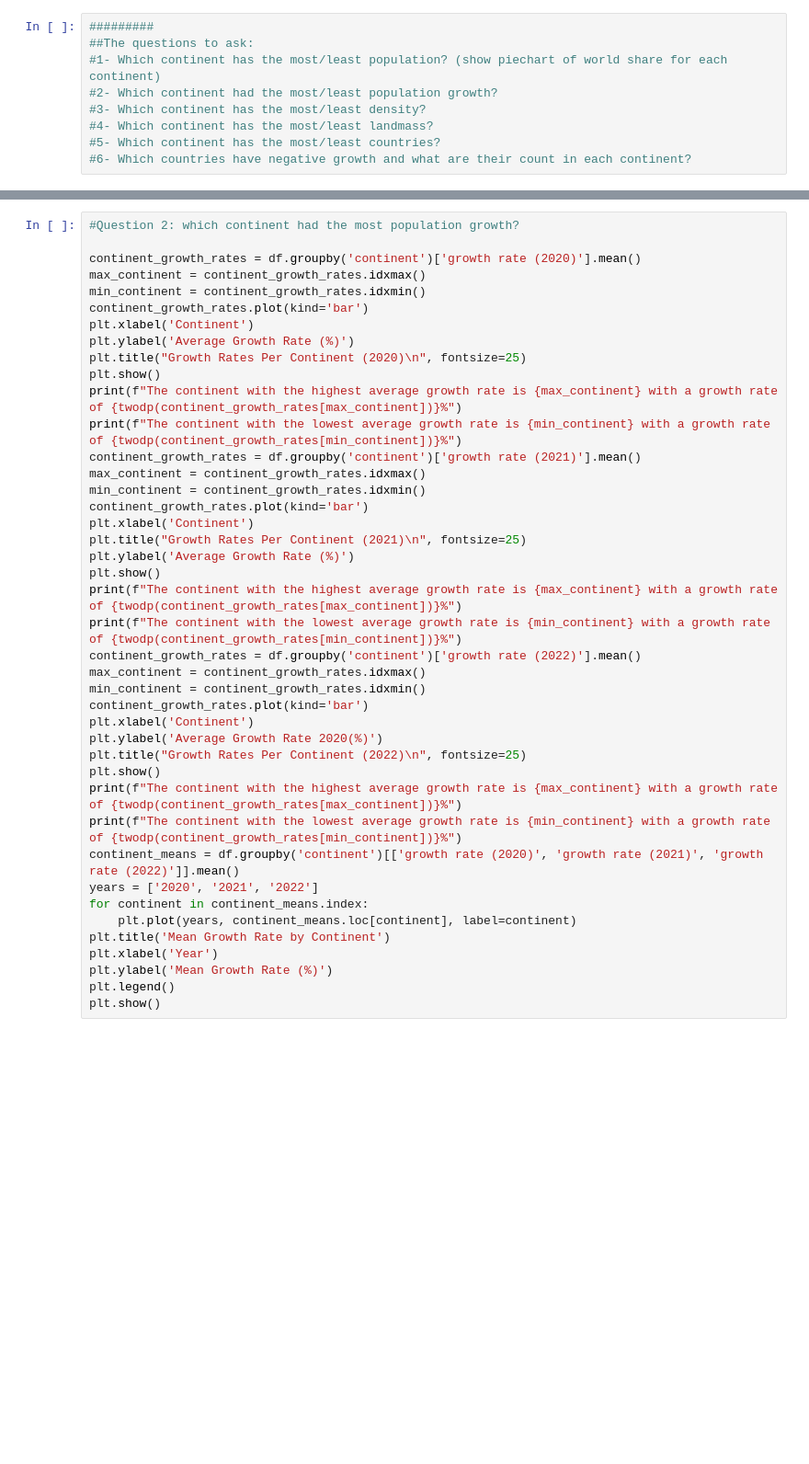
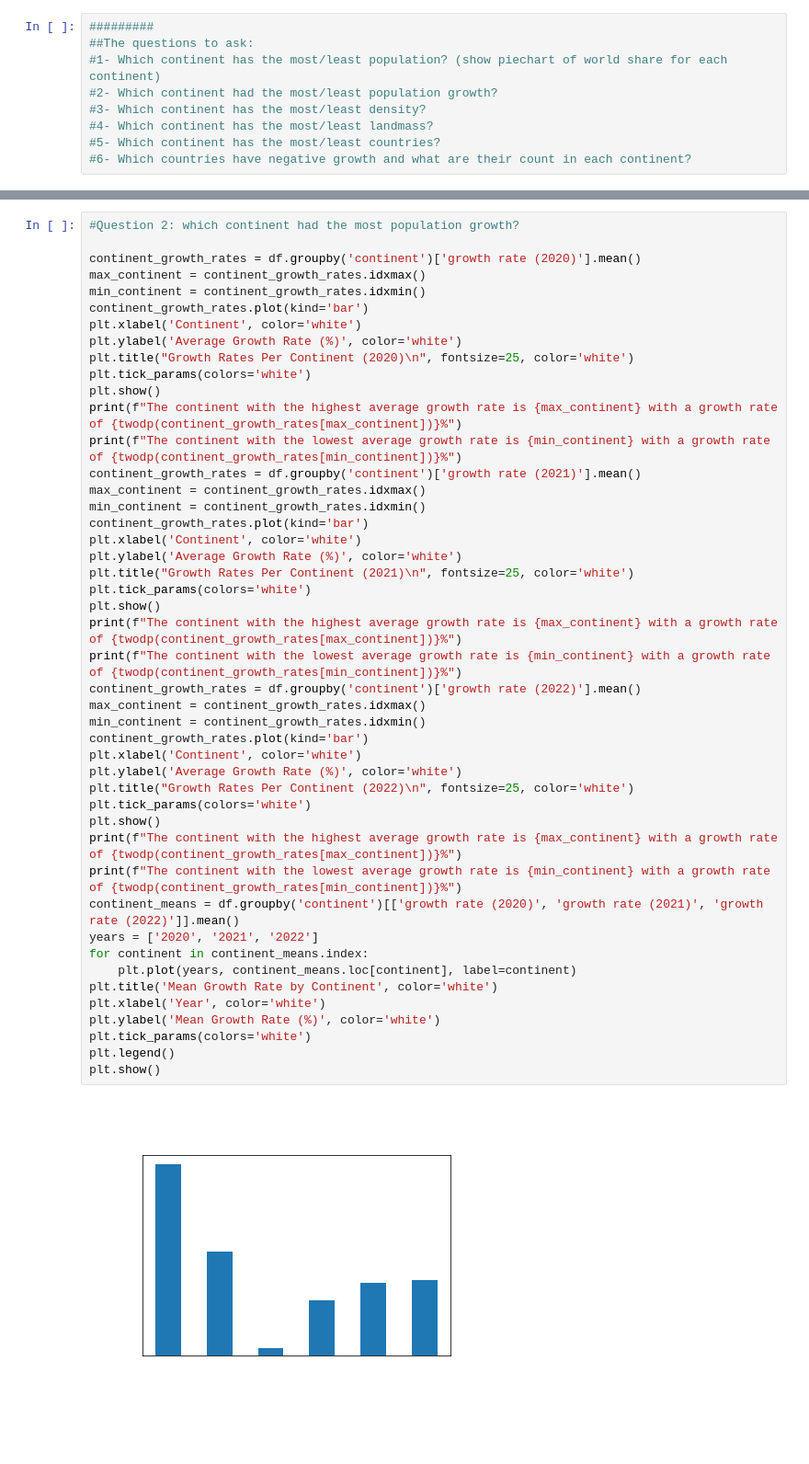
Before and after one commit to FaisalAlsaadi/2023-4516CSQR-FaisalAlsaadi, a Jupyter notebook: project.ipynb, the cells around one changed output, grey strips where cells are left out. Shown at 92% size. Cells and saved outputs as stored; diff of their text form; blank space fills up the shorter version.

```diff
--- a/project.ipynb
+++ b/project.ipynb
@@ -142,42 +208,48 @@ plt.show()
 # %%
 #Question 2: which continent had the most population growth?
 
 continent_growth_rates = df.groupby('continent')['growth rate (2020)'].mean()
 max_continent = continent_growth_rates.idxmax()
 min_continent = continent_growth_rates.idxmin()
 continent_growth_rates.plot(kind='bar')
-plt.xlabel('Continent')
-plt.ylabel('Average Growth Rate (%)')
-plt.title("Growth Rates Per Continent (2020)\n", fontsize=25)
+plt.xlabel('Continent', color='white')
+plt.ylabel('Average Growth Rate (%)', color='white')
+plt.title("Growth Rates Per Continent (2020)\n", fontsize=25, color='white')
+plt.tick_params(colors='white')
 plt.show()
 print(f"The continent with the highest average growth rate is {max_continent} with a growth rate of {twodp(continent_growth_rates[max_continent])}%")
 print(f"The continent with the lowest average growth rate is {min_continent} with a growth rate of {twodp(continent_growth_rates[min_continent])}%")
 continent_growth_rates = df.groupby('continent')['growth rate (2021)'].mean()
 max_continent = continent_growth_rates.idxmax()
 min_continent = continent_growth_rates.idxmin()
 continent_growth_rates.plot(kind='bar')
-plt.xlabel('Continent')
-plt.title("Growth Rates Per Continent (2021)\n", fontsize=25)
-plt.ylabel('Average Growth Rate (%)')
+plt.xlabel('Continent', color='white')
+plt.ylabel('Average Growth Rate (%)', color='white')
+plt.title("Growth Rates Per Continent (2021)\n", fontsize=25, color='white')
+plt.tick_params(colors='white')
 plt.show()
 print(f"The continent with the highest average growth rate is {max_continent} with a growth rate of {twodp(continent_growth_rates[max_continent])}%")
 print(f"The continent with the lowest average growth rate is {min_continent} with a growth rate of {twodp(continent_growth_rates[min_continent])}%")
 continent_growth_rates = df.groupby('continent')['growth rate (2022)'].mean()
 max_continent = continent_growth_rates.idxmax()
 min_continent = continent_growth_rates.idxmin()
 continent_growth_rates.plot(kind='bar')
-plt.xlabel('Continent')
-plt.ylabel('Average Growth Rate 2020(%)')
-plt.title("Growth Rates Per Continent (2022)\n", fontsize=25)
+plt.xlabel('Continent', color='white')
+plt.ylabel('Average Growth Rate (%)', color='white')
+plt.title("Growth Rates Per Continent (2022)\n", fontsize=25, color='white')
+plt.tick_params(colors='white')
 plt.show()
 print(f"The continent with the highest average growth rate is {max_continent} with a growth rate of {twodp(continent_growth_rates[max_continent])}%")
 print(f"The continent with the lowest average growth rate is {min_continent} with a growth rate of {twodp(continent_growth_rates[min_continent])}%")
 continent_means = df.groupby('continent')[['growth rate (2020)', 'growth rate (2021)', 'growth rate (2022)']].mean()
 years = ['2020', '2021', '2022']
 for continent in continent_means.index:
     plt.plot(years, continent_means.loc[continent], label=continent)
-plt.title('Mean Growth Rate by Continent')
-plt.xlabel('Year')
-plt.ylabel('Mean Growth Rate (%)')
+plt.title('Mean Growth Rate by Continent', color='white')
+plt.xlabel('Year', color='white')
+plt.ylabel('Mean Growth Rate (%)', color='white')
+plt.tick_params(colors='white')
 plt.legend()
 plt.show()
+# %% [output]
+[figure, added]
```
Also changed, not shown: parts of 10 cells of this notebook, 2 other files.
